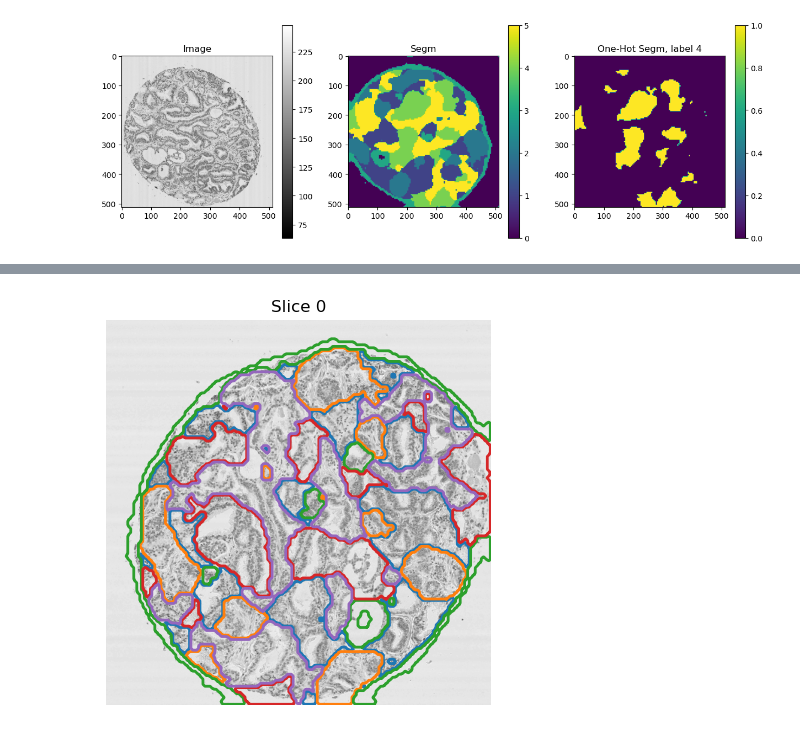
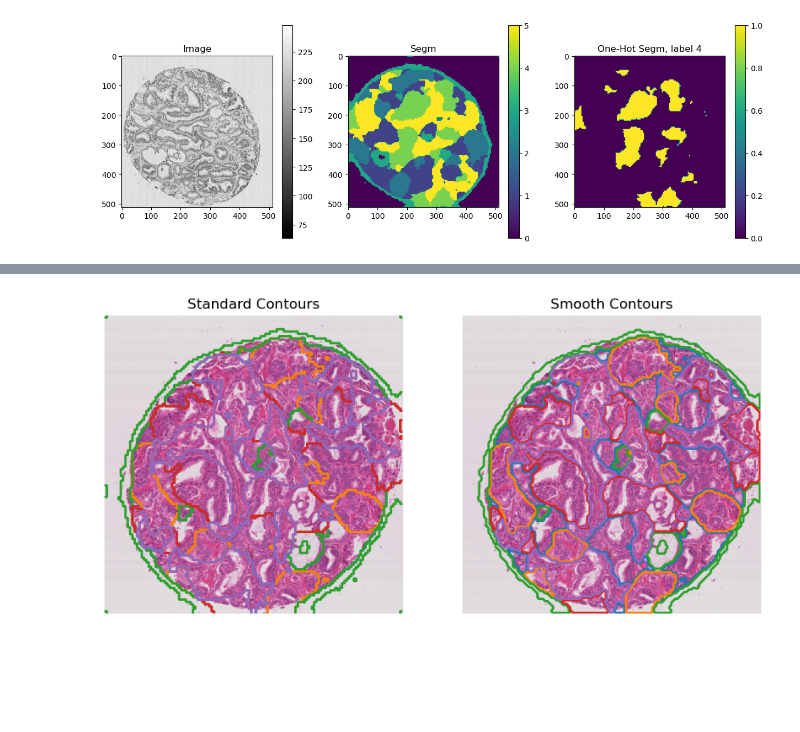
Before and after one commit to OnofreyLab/segmentation-plot, a Jupyter notebook: notebooks/example_histopath.ipynb, the cells around one changed output, grey strips where cells are left out. Drawn from its saved outputs; the diff is of its cells as text; code cells hidden in the pictures; blank space fills up the shorter version.

```diff
--- a/notebooks/example_histopath.ipynb
+++ b/notebooks/example_histopath.ipynb
@@ -119,7 +83,27 @@ Segm_smooth.shape: (6, 512, 512, 1)
-# %%
-plt.figure('Histopath Segm', (5,5))
-plotter(Image, [Segm_smooth], cmap_name=['tab10'])
-# plt.savefig('histopath_segm.pdf')
-plt.show()
-# %% [output]
-[figure, removed]
+# %%
+plt.figure('example', (10, 5))
+plt.subplot(1, 2, 1)
+segmplot.plot_segmentation(
+    image=Image.astype(int).squeeze(),
+    segm=[Segm_onehot.squeeze()],
+    segm_cmap=[plt.cm.tab10],
+    linewidth=2.0,
+    alpha=1.0,
+    linestyle='-',
+)
+plt.title('Standard Contours')
+plt.subplot(1, 2, 2)
+segmplot.plot_segmentation(
+    image=Image.astype(int).squeeze(),
+    segm=[Segm_onehot.squeeze()],
+    segm_cmap=[plt.cm.tab10],
+    smooth_sigma=2.0,
+    threshold=0.7,
+    linewidth=2.0,
+    alpha=1.0,
+    linestyle='-',
+)
+plt.title('Smooth Contours')
+plt.show()
+# %% [output]
+[figure, added]
```
Also changed, not shown: parts of 9 cells of this notebook, 3 other files.
